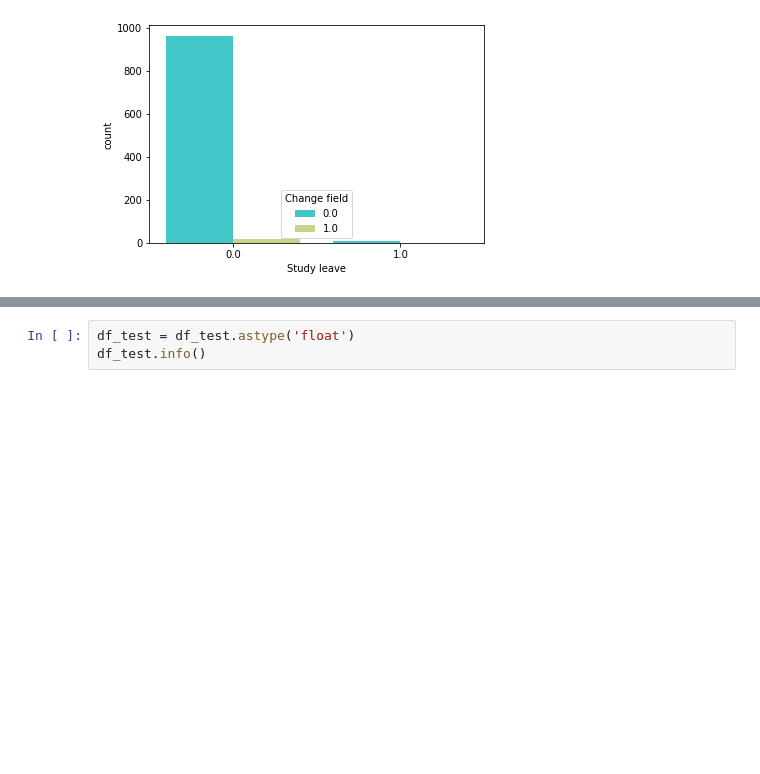
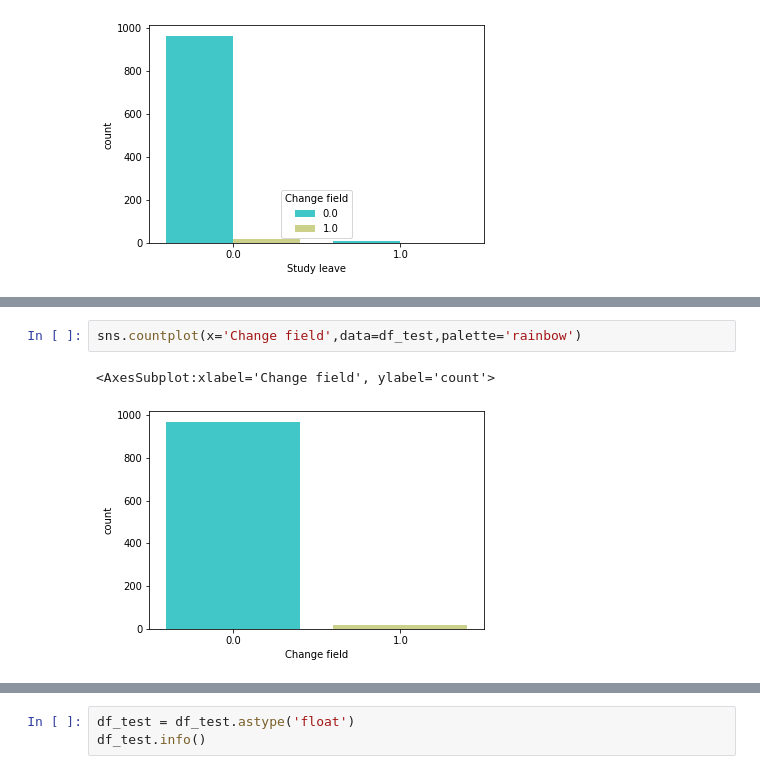
Before and after one commit to mghasemi19/ML_EconEduc, a Jupyter notebook: 04-Multinomial Regression.ipynb, the cells around one changed output, grey strips where cells are left out. Saved outputs shown, nothing was run; the diff lists cells and outputs as text; blank space fills up the shorter version.

```diff
--- a/04-Multinomial Regression.ipynb
+++ b/04-Multinomial Regression.ipynb
@@ -44,0 +51,5 @@ sns.countplot(x='Study leave',hue='Change field',data=df_test,palette='rainbow')
+# %%
+sns.countplot(x='Change field',data=df_test,palette='rainbow')
+# %% [output]
+<AxesSubplot:xlabel='Change field', ylabel='count'>
+[figure, added]
```
Also changed, not shown: parts of 8 cells of this notebook.
